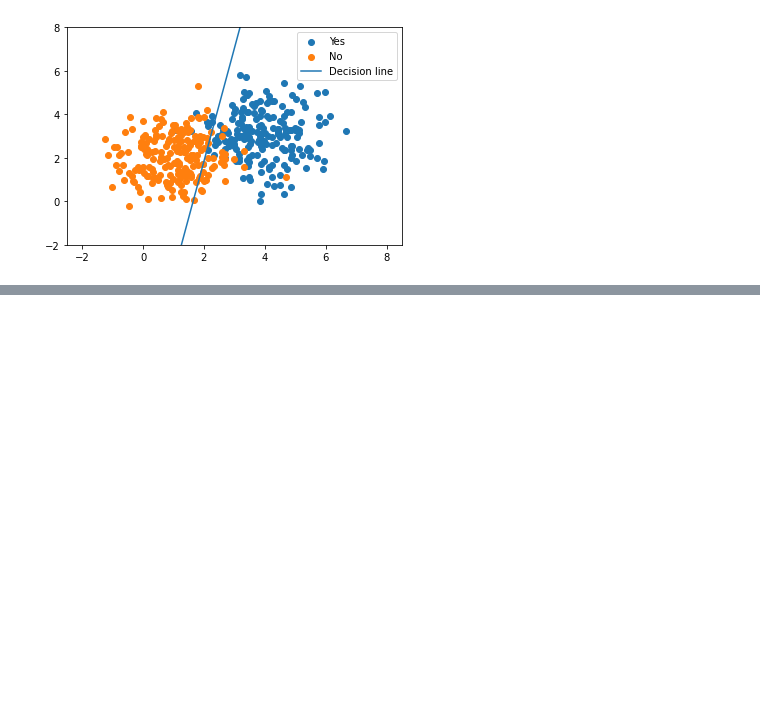
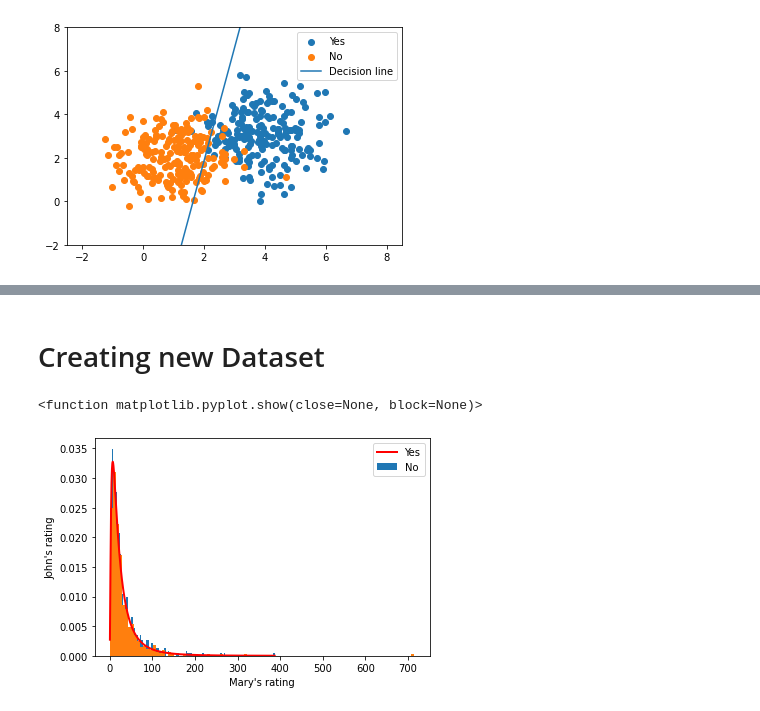
Before and after one commit to Fiquee/NeuralComputing, a Jupyter notebook: PerceptronAssignment_SGD_and_BGDMiniBGD_question_2021_22.ipynb, the cells around one changed output, grey strips where cells are left out. Saved outputs shown, nothing was run; the diff lists cells and outputs as text; code cells hidden in the pictures; blank space fills up the shorter version.

```diff
--- a/PerceptronAssignment_SGD_and_BGDMiniBGD_question_2021_22.ipynb
+++ b/PerceptronAssignment_SGD_and_BGDMiniBGD_question_2021_22.ipynb
@@ -636,0 +651,26 @@ YES class: 96.48%     NO class: 86.23%
+# %% [markdown]
+# Creating new Dataset
+# %%
+np.random.seed(123) # to get a specific random list of values
+
+yes_j = np.random.lognormal(3,1,600) #mean,std,samples
+yes_m = np.random.lognormal(3,1,600)
+
+no_j = np.random.lognormal(2,1,400)
+no_m = np.random.lognormal(2,1,400)
+
+count, bins1, ignored = plt.hist(yes_j, 100, density=True, align='mid')
+count, bins2, ignored = plt.hist(yes_m, 100, density=True, align='mid')
+x = np.linspace(min(bins1), max(bins1), 10000)
+y = (np.exp(-(np.log(x) - 3)**2 / (2 * 1**2)) / (x * 1 * np.sqrt(2 * np.pi)))
+
+plt.plot(x, y, linewidth=2, color='r')
+# plt.scatter(yes_m,yes_j)
+# plt.scatter(no_m,no_j)
+plt.xlabel("Mary's rating")
+plt.ylabel("John's rating")
+plt.legend(["Yes","No"])
+plt.show
+# %% [output]
+<function matplotlib.pyplot.show(close=None, block=None)>
+[figure, added]
```
Also changed, not shown: parts of 4 cells of this notebook.
